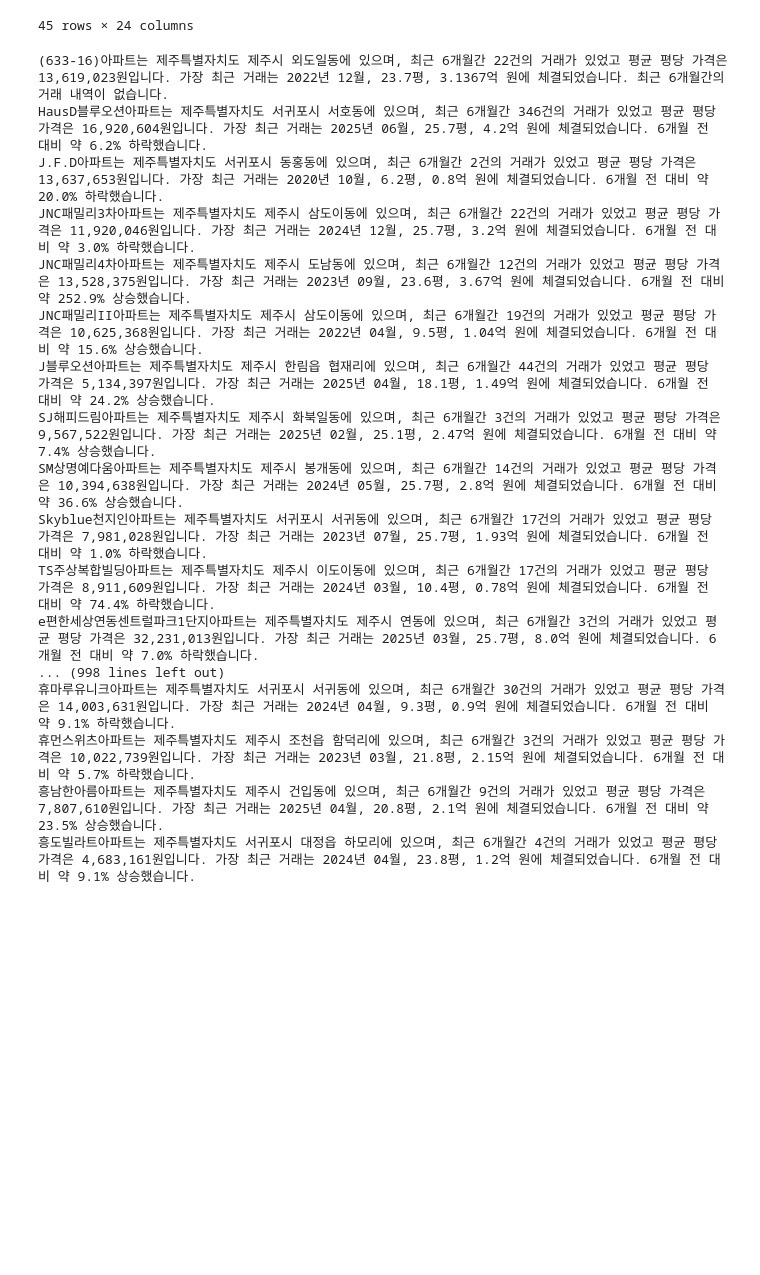
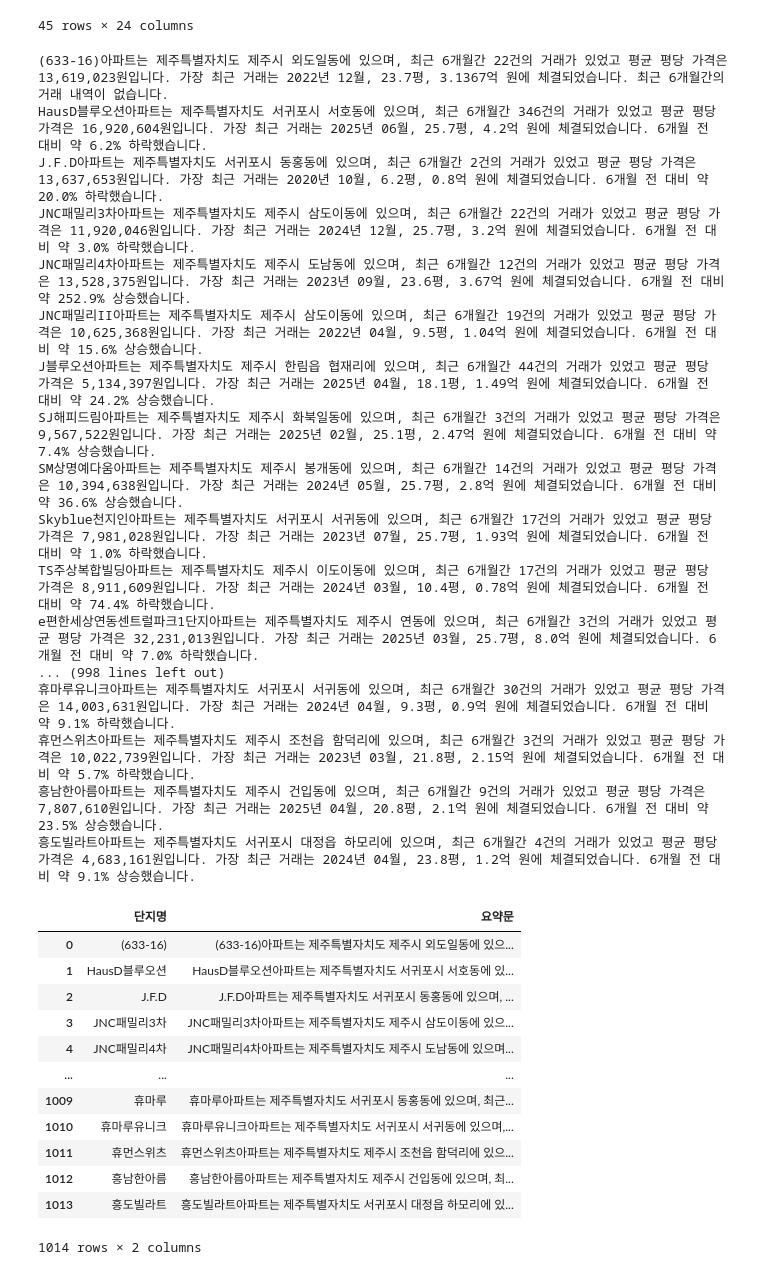
Before and after one commit to 2sseul/data_camp, a Jupyter notebook: 추천서비스/데이터 처리.ipynb, the cells around one changed output. Saved outputs shown, nothing was run; the diff lists cells and outputs as text; code cells hidden in the pictures; blank space fills up the shorter version.

```diff
--- a/추천서비스/데이터 처리.ipynb
+++ b/추천서비스/데이터 처리.ipynb
@@ -128,33 +131,47 @@ def summarize_apart(df):
         )
         print(text)
 
         summaries.append({
             "단지명": name,
             "요약문": text
         })
 
     return pd.DataFrame(summaries)
 
 
 summary_df_apart = summarize_apart(df_apart)
+summary_df_apart
 # %% [output]
 (633-16)아파트는 제주특별자치도 제주시 외도일동에 있으며, 최근 6개월간 22건의 거래가 있었고 평균 평당 가격은 13,619,023원입니다. 가장 최근 거래는 2022년 12월, 23.7평, 3.1367억 원에 체결되었습니다. 최근 6개월간의 거래 내역이 없습니다.
 HausD블루오션아파트는 제주특별자치도 서귀포시 서호동에 있으며, 최근 6개월간 346건의 거래가 있었고 평균 평당 가격은 16,920,604원입니다. 가장 최근 거래는 2025년 06월, 25.7평, 4.2억 원에 체결되었습니다. 6개월 전 대비 약 6.2% 하락했습니다.
 J.F.D아파트는 제주특별자치도 서귀포시 동홍동에 있으며, 최근 6개월간 2건의 거래가 있었고 평균 평당 가격은 13,637,653원입니다. 가장 최근 거래는 2020년 10월, 6.2평, 0.8억 원에 체결되었습니다. 6개월 전 대비 약 20.0% 하락했습니다.
 JNC패밀리3차아파트는 제주특별자치도 제주시 삼도이동에 있으며, 최근 6개월간 22건의 거래가 있었고 평균 평당 가격은 11,920,046원입니다. 가장 최근 거래는 2024년 12월, 25.7평, 3.2억 원에 체결되었습니다. 6개월 전 대비 약 3.0% 하락했습니다.
 JNC패밀리4차아파트는 제주특별자치도 제주시 도남동에 있으며, 최근 6개월간 12건의 거래가 있었고 평균 평당 가격은 13,528,375원입니다. 가장 최근 거래는 2023년 09월, 23.6평, 3.67억 원에 체결되었습니다. 6개월 전 대비 약 252.9% 상승했습니다.
 JNC패밀리II아파트는 제주특별자치도 제주시 삼도이동에 있으며, 최근 6개월간 19건의 거래가 있었고 평균 평당 가격은 10,625,368원입니다. 가장 최근 거래는 2022년 04월, 9.5평, 1.04억 원에 체결되었습니다. 6개월 전 대비 약 15.6% 상승했습니다.
 J블루오션아파트는 제주특별자치도 제주시 한림읍 협재리에 있으며, 최근 6개월간 44건의 거래가 있었고 평균 평당 가격은 5,134,397원입니다. 가장 최근 거래는 2025년 04월, 18.1평, 1.49억 원에 체결되었습니다. 6개월 전 대비 약 24.2% 상승했습니다.
 SJ해피드림아파트는 제주특별자치도 제주시 화북일동에 있으며, 최근 6개월간 3건의 거래가 있었고 평균 평당 가격은 9,567,522원입니다. 가장 최근 거래는 2025년 02월, 25.1평, 2.47억 원에 체결되었습니다. 6개월 전 대비 약 7.4% 상승했습니다.
 SM상명예다움아파트는 제주특별자치도 제주시 봉개동에 있으며, 최근 6개월간 14건의 거래가 있었고 평균 평당 가격은 10,394,638원입니다. 가장 최근 거래는 2024년 05월, 25.7평, 2.8억 원에 체결되었습니다. 6개월 전 대비 약 36.6% 상승했습니다.
 Skyblue천지인아파트는 제주특별자치도 서귀포시 서귀동에 있으며, 최근 6개월간 17건의 거래가 있었고 평균 평당 가격은 7,981,028원입니다. 가장 최근 거래는 2023년 07월, 25.7평, 1.93억 원에 체결되었습니다. 6개월 전 대비 약 1.0% 하락했습니다.
 TS주상복합빌딩아파트는 제주특별자치도 제주시 이도이동에 있으며, 최근 6개월간 17건의 거래가 있었고 평균 평당 가격은 8,911,609원입니다. 가장 최근 거래는 2024년 03월, 10.4평, 0.78억 원에 체결되었습니다. 6개월 전 대비 약 74.4% 하락했습니다.
 e편한세상연동센트럴파크1단지아파트는 제주특별자치도 제주시 연동에 있으며, 최근 6개월간 3건의 거래가 있었고 평균 평당 가격은 32,231,013원입니다. 가장 최근 거래는 2025년 03월, 25.7평, 8.0억 원에 체결되었습니다. 6개월 전 대비 약 7.0% 하락했습니다.
 ... (998 lines left out)
 휴마루유니크아파트는 제주특별자치도 서귀포시 서귀동에 있으며, 최근 6개월간 30건의 거래가 있었고 평균 평당 가격은 14,003,631원입니다. 가장 최근 거래는 2024년 04월, 9.3평, 0.9억 원에 체결되었습니다. 6개월 전 대비 약 9.1% 하락했습니다.
 휴먼스위츠아파트는 제주특별자치도 제주시 조천읍 함덕리에 있으며, 최근 6개월간 3건의 거래가 있었고 평균 평당 가격은 10,022,739원입니다. 가장 최근 거래는 2023년 03월, 21.8평, 2.15억 원에 체결되었습니다. 6개월 전 대비 약 5.7% 하락했습니다.
 흥남한아름아파트는 제주특별자치도 제주시 건입동에 있으며, 최근 6개월간 9건의 거래가 있었고 평균 평당 가격은 7,807,610원입니다. 가장 최근 거래는 2025년 04월, 20.8평, 2.1억 원에 체결되었습니다. 6개월 전 대비 약 23.5% 상승했습니다.
 흥도빌라트아파트는 제주특별자치도 서귀포시 대정읍 하모리에 있으며, 최근 6개월간 4건의 거래가 있었고 평균 평당 가격은 4,683,161원입니다. 가장 최근 거래는 2024년 04월, 23.8평, 1.2억 원에 체결되었습니다. 6개월 전 대비 약 9.1% 상승했습니다.
+|  | 단지명 | 요약문 |
+| 0 | (633-16) | (633-16)아파트는 제주특별자치도 제주시 외도일동에 있으... |
+| 1 | HausD블루오션 | HausD블루오션아파트는 제주특별자치도 서귀포시 서호동에 있... |
+| 2 | J.F.D | J.F.D아파트는 제주특별자치도 서귀포시 동홍동에 있으며, ... |
+| 3 | JNC패밀리3차 | JNC패밀리3차아파트는 제주특별자치도 제주시 삼도이동에 있으... |
+| 4 | JNC패밀리4차 | JNC패밀리4차아파트는 제주특별자치도 제주시 도남동에 있으며... |
+| ... | ... | ... |
+| 1009 | 휴마루 | 휴마루아파트는 제주특별자치도 서귀포시 동홍동에 있으며, 최근... |
+| 1010 | 휴마루유니크 | 휴마루유니크아파트는 제주특별자치도 서귀포시 서귀동에 있으며,... |
+| 1011 | 휴먼스위츠 | 휴먼스위츠아파트는 제주특별자치도 제주시 조천읍 함덕리에 있으... |
+| 1012 | 흥남한아름 | 흥남한아름아파트는 제주특별자치도 제주시 건입동에 있으며, 최... |
+| 1013 | 흥도빌라트 | 흥도빌라트아파트는 제주특별자치도 서귀포시 대정읍 하모리에 있... |
+1014 rows × 2 columns
 # %%
 # 텍스트 데이터 생성
 def summarize_office(df):
```
Also changed, not shown: parts of 11 cells of this notebook, 7 other files.
